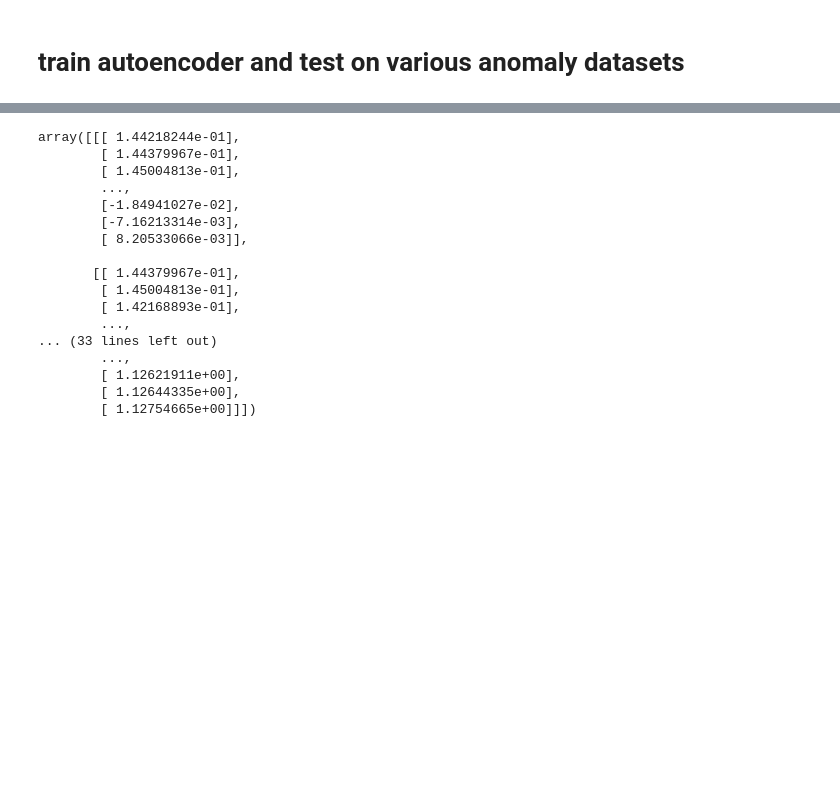
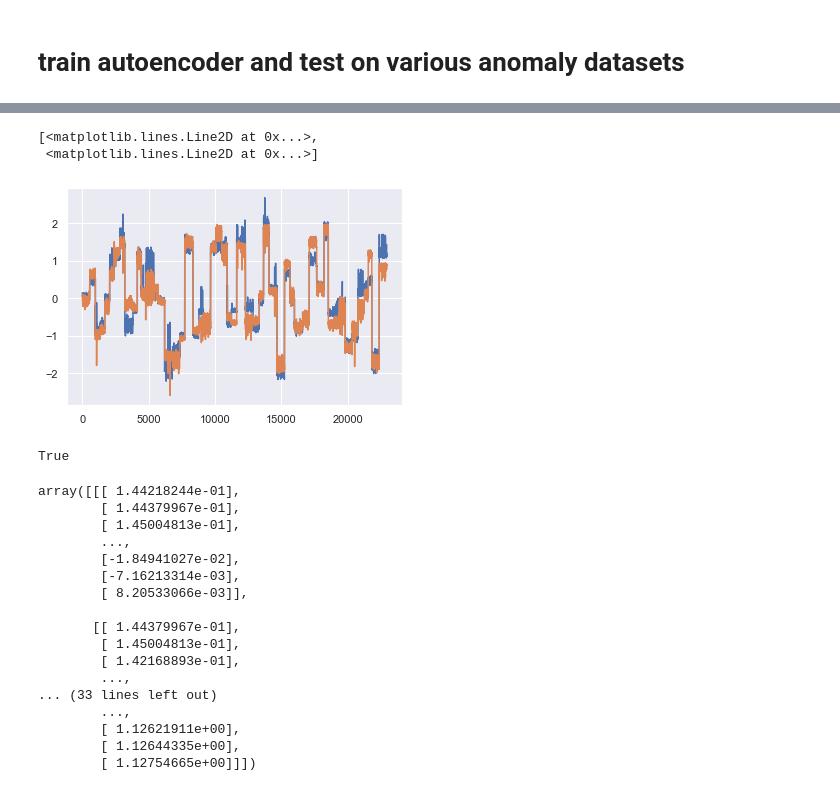
Before and after one commit to donw7/human_motion_analysis, a Jupyter notebook: notebooks/train_temporal_conv_enc-dec.ipynb, the cells around one changed output, grey strips where cells are left out. Saved outputs shown, nothing was run; the diff lists cells and outputs as text; code cells hidden in the pictures; blank space fills up the shorter version.

```diff
--- a/notebooks/train_temporal_conv_enc-dec.ipynb
+++ b/notebooks/train_temporal_conv_enc-dec.ipynb
@@ -167,3 +222,9 @@ train_paths, val_paths = train_test_split(train_paths, test_size=0.2)
+# %%
+plt.plot(StandardScaler().fit_transform(df_edge_features_train[select_colnames]))
+# %% [output]
+[<matplotlib.lines.Line2D at 0x...>,
+ <matplotlib.lines.Line2D at 0x...>]
+[figure, added]
 # %%
 # copied from keras tuner - refactor later
 
@@ -265,6 +326,10 @@ for path in test_paths:
 df_edge_features_train = df_edge_features_train[name_combinations].astype(float).apply(stats.zscore)
 df_edge_features_val = df_edge_features_val[name_combinations].astype(float).apply(stats.zscore)
 df_edge_features_test = df_edge_features_test[name_combinations].astype(float).apply(stats.zscore)
+# %%
+x_train_pose.all()
+# %% [output]
+True
 # %%
 # pose data
 x_train_pose = create_sequences(df_edge_features_train.iloc[:,48].values.reshape(-1, 1))
```
Also changed, not shown: parts of 19 cells of this notebook, 1 other file.
